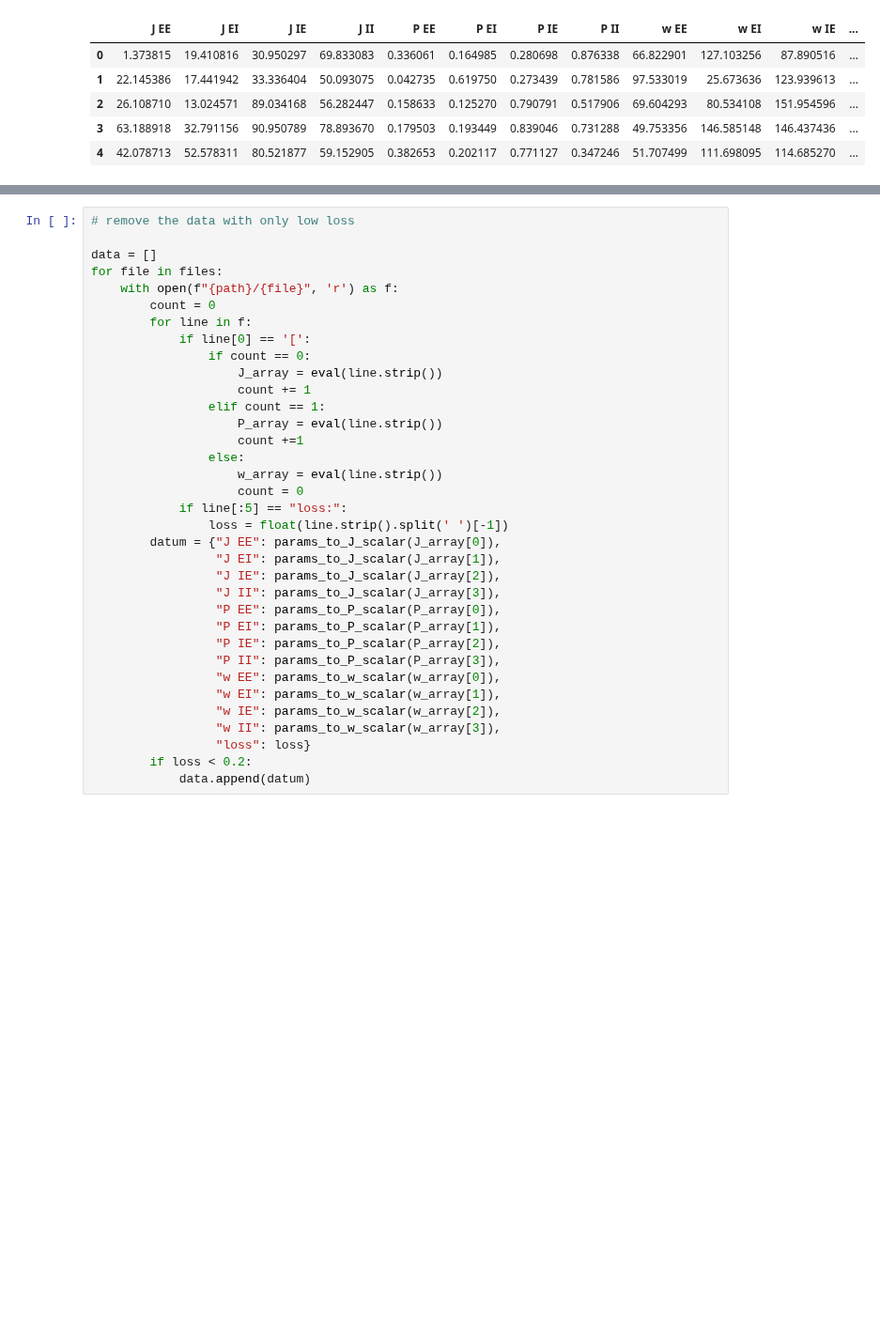
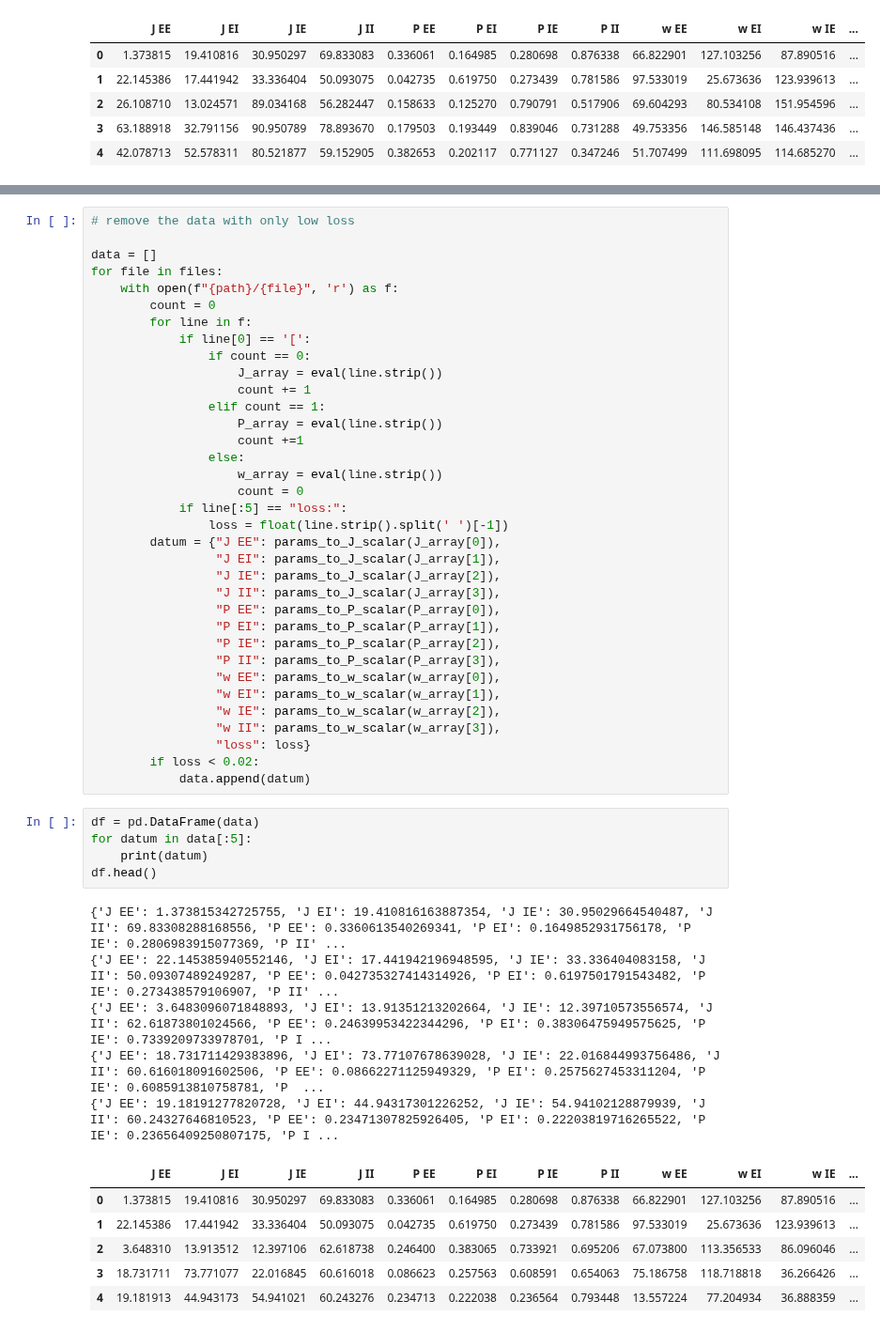
Before and after one commit to paopaoch/Mouse-V1, a Jupyter notebook: wisker_plot_for_gd_random_init.ipynb, the cells around one changed output, grey strips where cells are left out. Shown at 94% size. Drawn from its saved outputs; the diff is of its cells as text; blank space fills up the shorter version.

```diff
--- a/wisker_plot_for_gd_random_init.ipynb
+++ b/wisker_plot_for_gd_random_init.ipynb
@@ -143,5 +142,22 @@ for file in files:
                  "w IE": params_to_w_scalar(w_array[2]),
                  "w II": params_to_w_scalar(w_array[3]),
                  "loss": loss}
-        if loss < 0.2:
+        if loss < 0.02:
             data.append(datum)
+# %%
+df = pd.DataFrame(data)
+for datum in data[:5]:
+    print(datum)
+df.head()
+# %% [output]
+{'J EE': 1.373815342725755, 'J EI': 19.410816163887354, 'J IE': 30.95029664540487, 'J II': 69.83308288168556, 'P EE': 0.3360613540269341, 'P EI': 0.1649852931756178, 'P IE': 0.2806983915077369, 'P II' ...
+{'J EE': 22.145385940552146, 'J EI': 17.441942196948595, 'J IE': 33.336404083158, 'J II': 50.09307489249287, 'P EE': 0.042735327414314926, 'P EI': 0.6197501791543482, 'P IE': 0.273438579106907, 'P II' ...
+{'J EE': 3.6483096071848893, 'J EI': 13.91351213202664, 'J IE': 12.39710573556574, 'J II': 62.61873801024566, 'P EE': 0.24639953422344296, 'P EI': 0.38306475949575625, 'P IE': 0.7339209733978701, 'P I ...
+{'J EE': 18.731711429383896, 'J EI': 73.77107678639028, 'J IE': 22.016844993756486, 'J II': 60.616018091602506, 'P EE': 0.08662271125949329, 'P EI': 0.2575627453311204, 'P IE': 0.6085913810758781, 'P  ...
+{'J EE': 19.18191277820728, 'J EI': 44.94317301226252, 'J IE': 54.94102128879939, 'J II': 60.24327646810523, 'P EE': 0.23471307825926405, 'P EI': 0.22203819716265522, 'P IE': 0.23656409250807175, 'P I ...
+|  | J EE | J EI | J IE | J II | P EE | P EI | P IE | P II | w EE | w EI | w IE | ... |
+| 0 | 1.373815 | 19.410816 | 30.950297 | 69.833083 | 0.336061 | 0.164985 | 0.280698 | 0.876338 | 66.822901 | 127.103256 | 87.890516 | ... |
+| 1 | 22.145386 | 17.441942 | 33.336404 | 50.093075 | 0.042735 | 0.619750 | 0.273439 | 0.781586 | 97.533019 | 25.673636 | 123.939613 | ... |
+| 2 | 3.648310 | 13.913512 | 12.397106 | 62.618738 | 0.246400 | 0.383065 | 0.733921 | 0.695206 | 67.073800 | 113.356533 | 86.096046 | ... |
+| 3 | 18.731711 | 73.771077 | 22.016845 | 60.616018 | 0.086623 | 0.257563 | 0.608591 | 0.654063 | 75.186758 | 118.718818 | 36.266426 | ... |
+| 4 | 19.181913 | 44.943173 | 54.941021 | 60.243276 | 0.234713 | 0.222038 | 0.236564 | 0.793448 | 13.557224 | 77.204934 | 36.888359 | ... |
```
Also changed, not shown: parts of 6 cells of this notebook, 13 other files.
